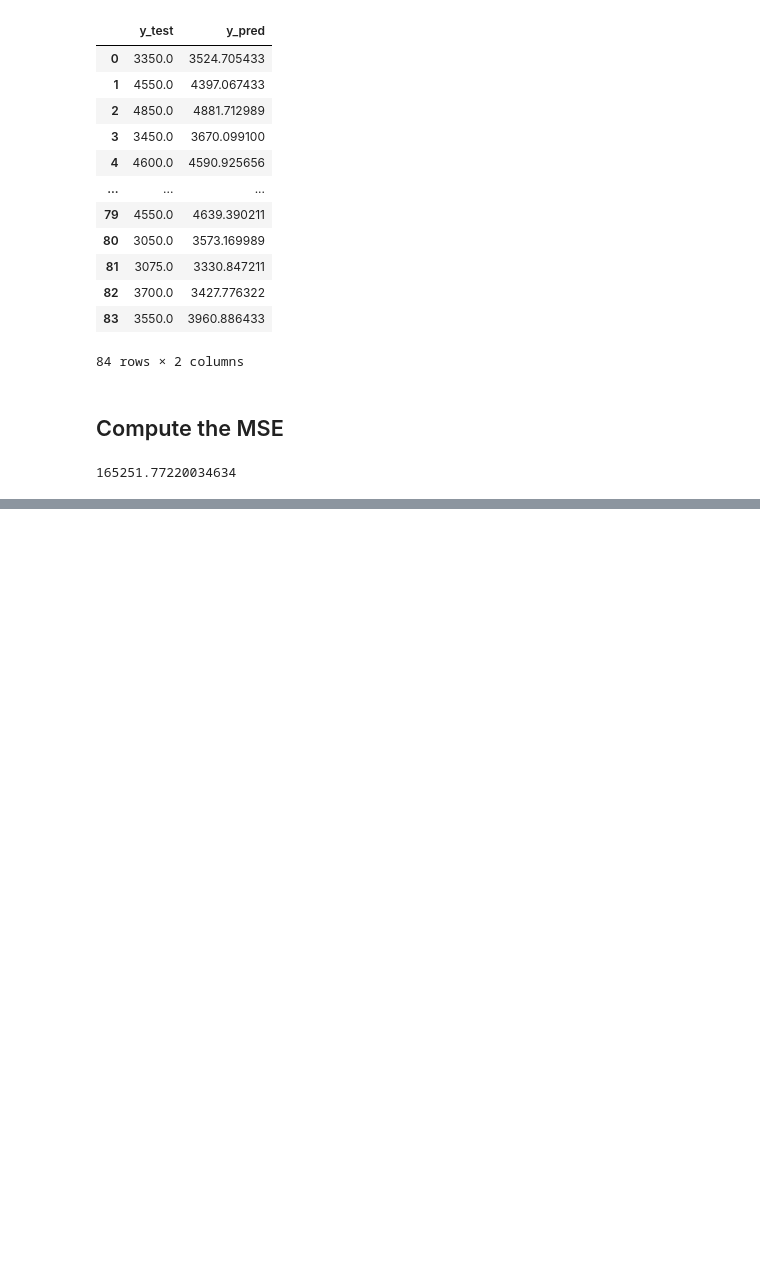
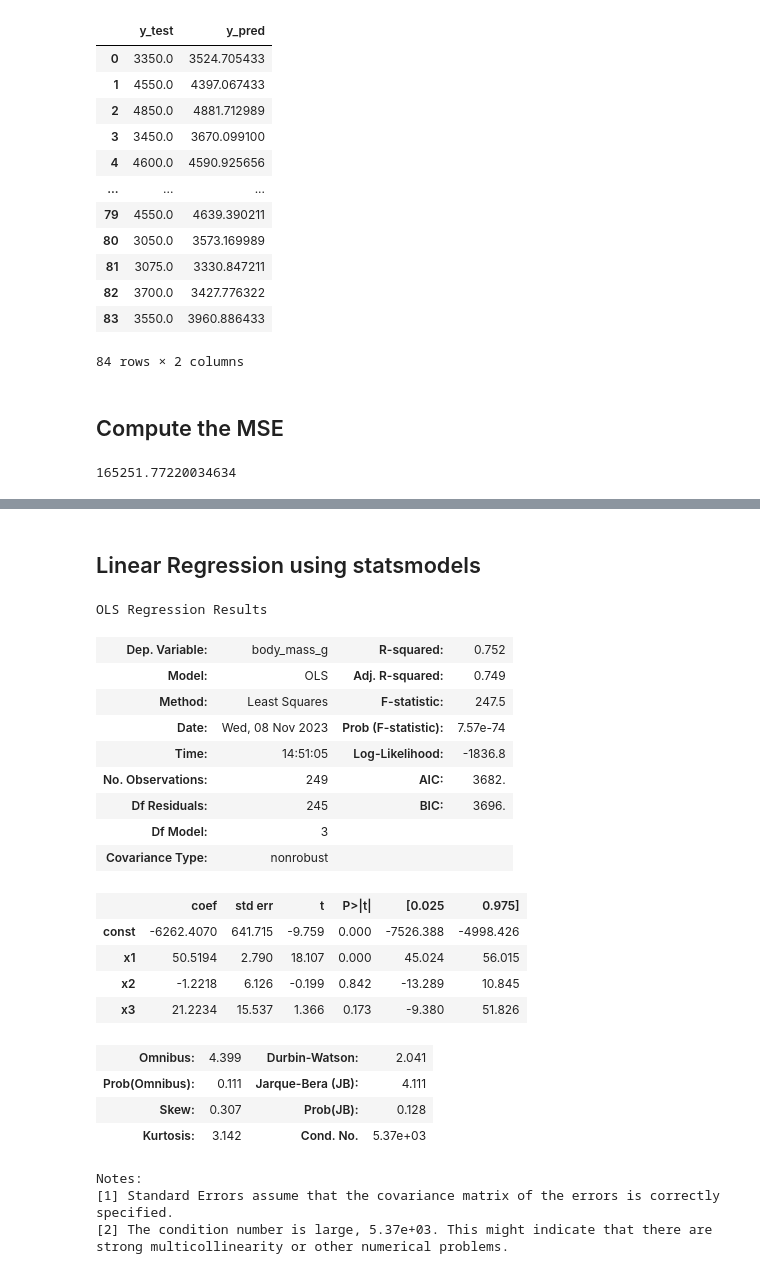
Before and after one commit to DominikKoppen/Dominik_Ironhack, a Jupyter notebook: Week_4/Linear_Regression_Example.ipynb, the cells around one changed output, grey strips where cells are left out. Cells and saved outputs as stored; diff of their text form; code cells hidden in the pictures; blank space fills up the shorter version.

```diff
--- a/Week_4/Linear_Regression_Example.ipynb
+++ b/Week_4/Linear_Regression_Example.ipynb
@@ -104,0 +137,36 @@ mse(real_vs_pred['y_test'], real_vs_pred['y_pred'])
+# %% [markdown]
+## Linear Regression using statsmodels
+# %%
+X_train_const = sm.add_constant(X_train.to_numpy())
+
+model = sm.OLS(y_train, X_train_const).fit()
+predictions_train = model.predict(X_train_const)
+
+X_test_const = sm.add_constant(X_test)
+y_pred = model.predict(X_test_const)
+print_model = model.summary()
+print_model
+# %% [output]
+OLS Regression Results
+| Dep. Variable: | body_mass_g | R-squared: | 0.752 |
+| Model: | OLS | Adj. R-squared: | 0.749 |
+| Method: | Least Squares | F-statistic: | 247.5 |
+| Date: | Wed, 08 Nov 2023 | Prob (F-statistic): | 7.57e-74 |
+| Time: | 14:51:05 | Log-Likelihood: | -1836.8 |
+| No. Observations: | 249 | AIC: | 3682. |
+| Df Residuals: | 245 | BIC: | 3696. |
+| Df Model: | 3 |  |  |
+| Covariance Type: | nonrobust |  |  |
+|  | coef | std err | t | P>|t| | [0.025 | 0.975] |
+| const | -6262.4070 | 641.715 | -9.759 | 0.000 | -7526.388 | -4998.426 |
+| x1 | 50.5194 | 2.790 | 18.107 | 0.000 | 45.024 | 56.015 |
+| x2 | -1.2218 | 6.126 | -0.199 | 0.842 | -13.289 | 10.845 |
+| x3 | 21.2234 | 15.537 | 1.366 | 0.173 | -9.380 | 51.826 |
+| Omnibus: | 4.399 | Durbin-Watson: | 2.041 |
+| Prob(Omnibus): | 0.111 | Jarque-Bera (JB): | 4.111 |
+| Skew: | 0.307 | Prob(JB): | 0.128 |
+| Kurtosis: | 3.142 | Cond. No. | 5.37e+03 |
+Notes:
+[1] Standard Errors assume that the covariance matrix of the errors is correctly specified.
+[2] The condition number is large, 5.37e+03. This might indicate that there are
+strong multicollinearity or other numerical problems.
```
Also changed, not shown: parts of 20 cells of this notebook, 1 other file.
